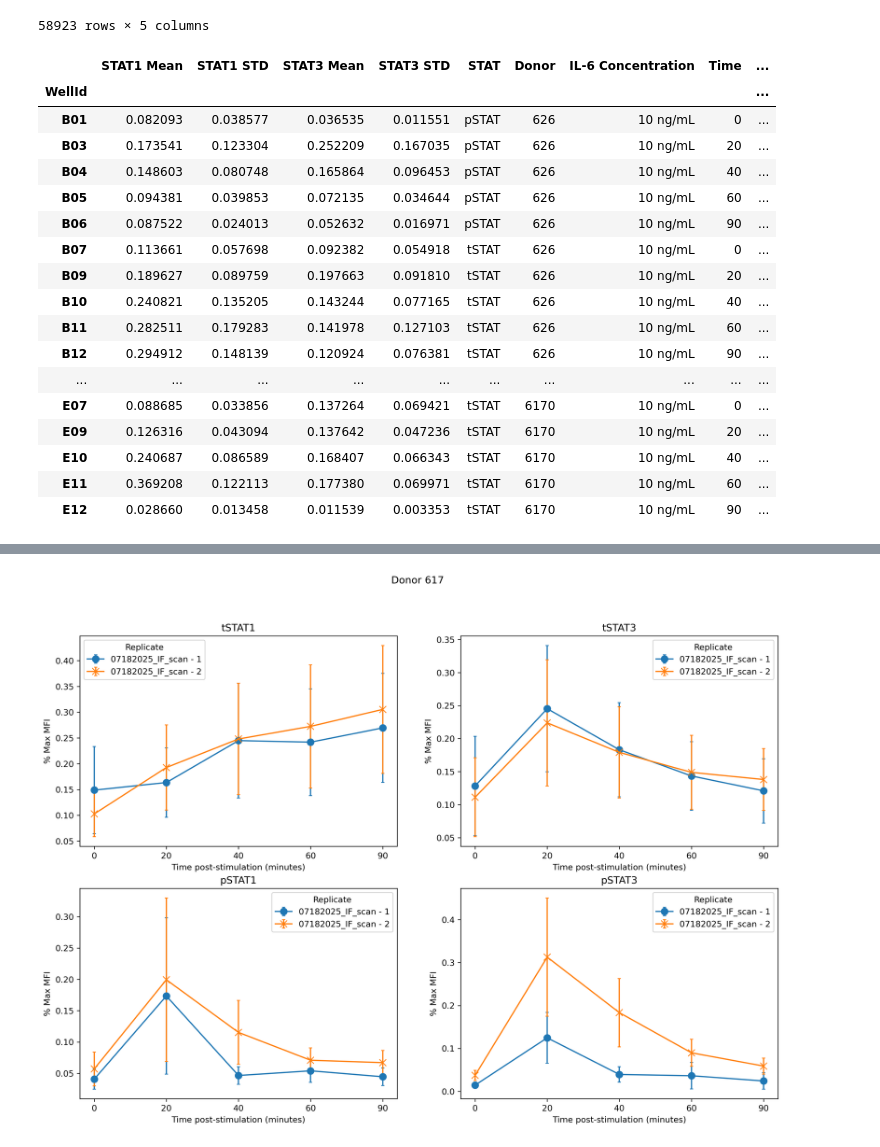
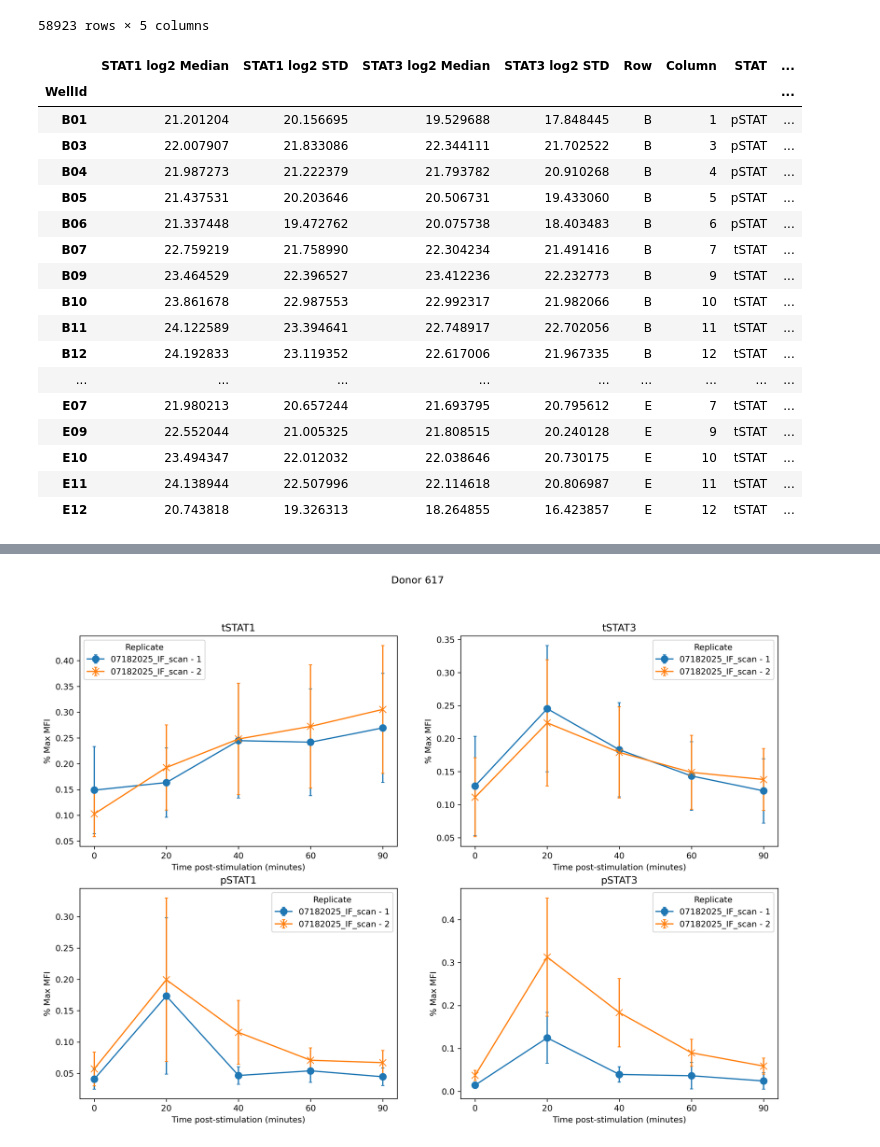
Before and after one commit to LarkinIt/visIF, a Jupyter notebook: code/combine_exps.ipynb, the cells around one changed output, grey strips where cells are left out. Cells and saved outputs as stored; diff of their text form; code cells hidden in the pictures.

Commit message:
Added log2 fold change of the medians

```diff
--- a/code/combine_exps.ipynb
+++ b/code/combine_exps.ipynb
@@ -71,56 +71,103 @@ for dir in all_dirs:
 | 58922 | E12 | 1900091 | 424697 | E | 12 |
 58923 rows × 5 columns
 # %%
+def calc_l2fc(plate, lfc_df):
+	stat1_lfcs = []
+	stat3_lfcs = []
+	for row in lfc_df["Row"].unique():
+		cur_df = lfc_df[lfc_df["Row"] == row]
+		for i, control_col in enumerate(plate.control_columns):
+			control_data = cur_df[cur_df["Column"] == control_col]
+			test_cols = cur_df[cur_df["Column"].isin([control_col, *plate.test_columns[i]])]
+			#print(control_data)
+			#print(cur_df["STAT1 log2 Median"])
+			#print(control_data["STAT1 log2 Median"].values[0])
+			new_stat1_l2fcs  = test_cols["STAT1 log2 Median"] - control_data["STAT1 log2 Median"].values[0]
+			new_stat3_l2fcs  = test_cols["STAT3 log2 Median"] - control_data["STAT3 log2 Median"].values[0]
+			#print(row, control_col, new_stat1_l2fcs)
+			stat1_lfcs = stat1_lfcs + list(new_stat1_l2fcs)
+			stat3_lfcs = stat3_lfcs + list(new_stat3_l2fcs)
+			#print(stat1_lfcs)
+			#return;
+	lfc_df["STAT1 LFC"] = stat1_lfcs
+	lfc_df["STAT3 LFC"] = stat3_lfcs
+	return lfc_df
+
+
 def find_pct_max(values):
 	return np.divide(values, np.max(values))
 
 for dir in all_dirs:
 	plate = config_dict[dir]
 	data = plate.data
 	pct_max_dfs = []
 	for row in data["Row"].unique():
 		for i, control_col in enumerate(plate.control_columns):
 			select_cols = [control_col, *plate.test_columns[i]]
 			formatted_select_cols = [f"{x:02d}" for x in select_cols]
 			select_data = data[(data["Row"] == row) & (data["Column"].isin(formatted_select_cols))].copy()
 			select_data["STAT1"] = find_pct_max(select_data["CircTotalIntenCh2"])
 			select_data["STAT3"] = find_pct_max(select_data["CircTotalIntenCh3"])
 			pct_max_dfs.append(select_data)
+
 	pct_max_df = pd.concat(pct_max_dfs, ignore_index=True)
-
+	#display(pct_max_df)
 	stat1_means = pct_max_df.groupby("WellId")["STAT1"].mean()
 	stat1_stds = pct_max_df.groupby("WellId")["STAT1"].std()
 	stat3_means = pct_max_df.groupby("WellId")["STAT3"].mean()
 	stat3_stds = pct_max_df.groupby("WellId")["STAT3"].std()
 
 	stat_df = pd.concat([stat1_means, stat1_stds, stat3_means, stat3_stds], axis=1)
 	stat_df.columns = ["STAT1 Mean", "STAT1 STD", "STAT3 Mean", "STAT3 STD"]
 
 	rows = [x.strip()[0] for x in stat_df.index.values]
 	cols = [int(x.strip()[1:]) for x in stat_df.index.values]
 	stat_df["STAT"] = [plate.column_to_stain[int(x)] for x in cols]
 	stat_df["Donor"] = [plate.row_to_patient[x] for x in rows]
 	stat_df["IL-6 Concentration"] = ["10 ng/mL" for x in cols]
 	stat_df["Time"] = [plate.column_to_t_pts[int(x)] for x in cols]
 	stat_df["Replicate"] = [plate.row_to_replicate[x] for x in rows]
 	plate_config.stat_df = stat_df
-	display(stat_df)
+	#display(stat_df)
+
+	# Create the log2 fold change dataframe
+	stat1_lfc_med = pct_max_df.groupby("WellId")["CircTotalIntenCh2"].median().apply(np.log2)
+	stat1_lfc_std = pct_max_df.groupby("WellId")["CircTotalIntenCh2"].std().apply(np.log2)
+	stat3_lfc_med = pct_max_df.groupby("WellId")["CircTotalIntenCh3"].median().apply(np.log2)
+	stat3_lfc_std = pct_max_df.groupby("WellId")["CircTotalIntenCh3"].std().apply(np.log2)
+
+	stat_lfc_df = pd.concat([stat1_lfc_med, stat1_lfc_std, stat3_lfc_med, stat3_lfc_std], axis=1)
+	stat_lfc_df.columns = ["STAT1 log2 Median", "STAT1 log2 STD", "STAT3 log2 Median", "STAT3 log2 STD"]
+	rows = [x.strip()[0] for x in stat_lfc_df.index.values]
+	cols = [int(x.strip()[1:]) for x in stat_lfc_df.index.values]
+	stat_lfc_df["Row"] = rows
+	stat_lfc_df["Column"] = cols
+	stat_lfc_df["STAT"] = [plate.column_to_stain[int(x)] for x in cols]
+	stat_lfc_df["Donor"] = [plate.row_to_patient[x] for x in rows]
+	stat_lfc_df["IL-6 Concentration"] = ["10 ng/mL" for x in cols]
+	stat_lfc_df["Time"] = [plate.column_to_t_pts[int(x)] for x in cols]
+	stat_lfc_df["Replicate"] = [plate.row_to_replicate[x] for x in rows]
+	#display(stat_lfc_df)
+
+	processed_lfc_df = calc_l2fc(plate, stat_lfc_df)
+	display(processed_lfc_df)
+	plate_config.lfc_df = processed_lfc_df
 # %% [output]
-|  | STAT1 Mean | STAT1 STD | STAT3 Mean | STAT3 STD | STAT | Donor | IL-6 Concentration | Time | ... |
-| WellId |  |  |  |  |  |  |  |  | ... |
-| B01 | 0.082093 | 0.038577 | 0.036535 | 0.011551 | pSTAT | 626 | 10 ng/mL | 0 | ... |
-| B03 | 0.173541 | 0.123304 | 0.252209 | 0.167035 | pSTAT | 626 | 10 ng/mL | 20 | ... |
-| B04 | 0.148603 | 0.080748 | 0.165864 | 0.096453 | pSTAT | 626 | 10 ng/mL | 40 | ... |
-| B05 | 0.094381 | 0.039853 | 0.072135 | 0.034644 | pSTAT | 626 | 10 ng/mL | 60 | ... |
-| B06 | 0.087522 | 0.024013 | 0.052632 | 0.016971 | pSTAT | 626 | 10 ng/mL | 90 | ... |
-| B07 | 0.113661 | 0.057698 | 0.092382 | 0.054918 | tSTAT | 626 | 10 ng/mL | 0 | ... |
-| B09 | 0.189627 | 0.089759 | 0.197663 | 0.091810 | tSTAT | 626 | 10 ng/mL | 20 | ... |
-| B10 | 0.240821 | 0.135205 | 0.143244 | 0.077165 | tSTAT | 626 | 10 ng/mL | 40 | ... |
-| B11 | 0.282511 | 0.179283 | 0.141978 | 0.127103 | tSTAT | 626 | 10 ng/mL | 60 | ... |
-| B12 | 0.294912 | 0.148139 | 0.120924 | 0.076381 | tSTAT | 626 | 10 ng/mL | 90 | ... |
-| ... | ... | ... | ... | ... | ... | ... | ... | ... | ... |
-| E07 | 0.088685 | 0.033856 | 0.137264 | 0.069421 | tSTAT | 6170 | 10 ng/mL | 0 | ... |
-| E09 | 0.126316 | 0.043094 | 0.137642 | 0.047236 | tSTAT | 6170 | 10 ng/mL | 20 | ... |
-| E10 | 0.240687 | 0.086589 | 0.168407 | 0.066343 | tSTAT | 6170 | 10 ng/mL | 40 | ... |
-| E11 | 0.369208 | 0.122113 | 0.177380 | 0.069971 | tSTAT | 6170 | 10 ng/mL | 60 | ... |
-| E12 | 0.028660 | 0.013458 | 0.011539 | 0.003353 | tSTAT | 6170 | 10 ng/mL | 90 | ... |
+|  | STAT1 log2 Median | STAT1 log2 STD | STAT3 log2 Median | STAT3 log2 STD | Row | Column | STAT | ... |
+| WellId |  |  |  |  |  |  |  | ... |
+| B01 | 21.201204 | 20.156695 | 19.529688 | 17.848445 | B | 1 | pSTAT | ... |
+| B03 | 22.007907 | 21.833086 | 22.344111 | 21.702522 | B | 3 | pSTAT | ... |
+| B04 | 21.987273 | 21.222379 | 21.793782 | 20.910268 | B | 4 | pSTAT | ... |
+| B05 | 21.437531 | 20.203646 | 20.506731 | 19.433060 | B | 5 | pSTAT | ... |
+| B06 | 21.337448 | 19.472762 | 20.075738 | 18.403483 | B | 6 | pSTAT | ... |
+| B07 | 22.759219 | 21.758990 | 22.304234 | 21.491416 | B | 7 | tSTAT | ... |
+| B09 | 23.464529 | 22.396527 | 23.412236 | 22.232773 | B | 9 | tSTAT | ... |
+| B10 | 23.861678 | 22.987553 | 22.992317 | 21.982066 | B | 10 | tSTAT | ... |
+| B11 | 24.122589 | 23.394641 | 22.748917 | 22.702056 | B | 11 | tSTAT | ... |
+| B12 | 24.192833 | 23.119352 | 22.617006 | 21.967335 | B | 12 | tSTAT | ... |
+| ... | ... | ... | ... | ... | ... | ... | ... | ... |
+| E07 | 21.980213 | 20.657244 | 21.693795 | 20.795612 | E | 7 | tSTAT | ... |
+| E09 | 22.552044 | 21.005325 | 21.808515 | 20.240128 | E | 9 | tSTAT | ... |
+| E10 | 23.494347 | 22.012032 | 22.038646 | 20.730175 | E | 10 | tSTAT | ... |
+| E11 | 24.138944 | 22.507996 | 22.114618 | 20.806987 | E | 11 | tSTAT | ... |
+| E12 | 20.743818 | 19.326313 | 18.264855 | 16.423857 | E | 12 | tSTAT | ... |
```
Also changed, not shown: parts of 1 cell of this notebook.
